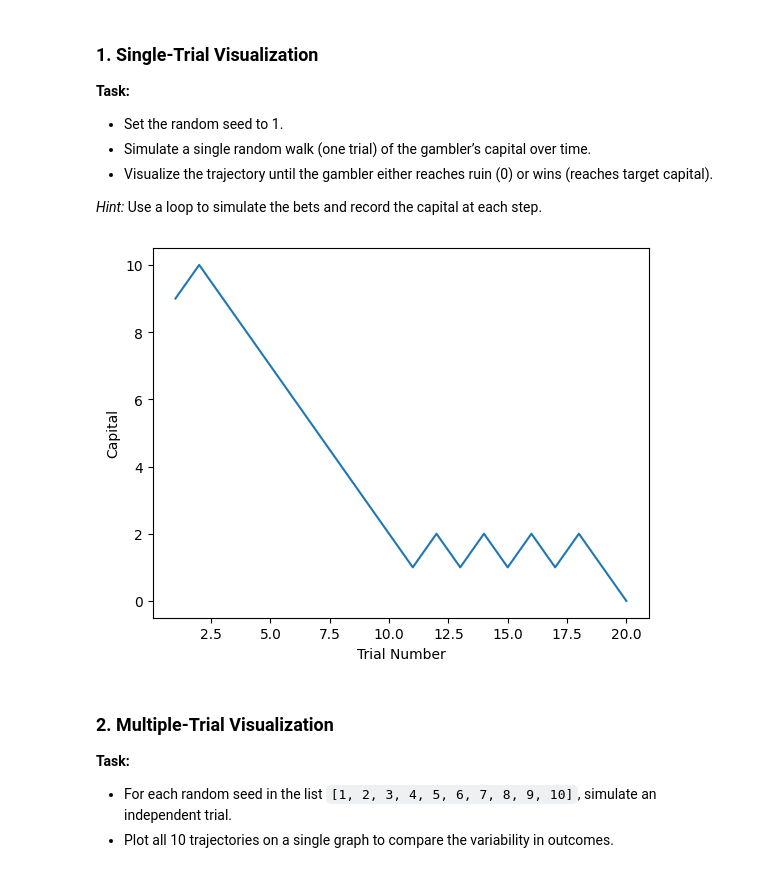
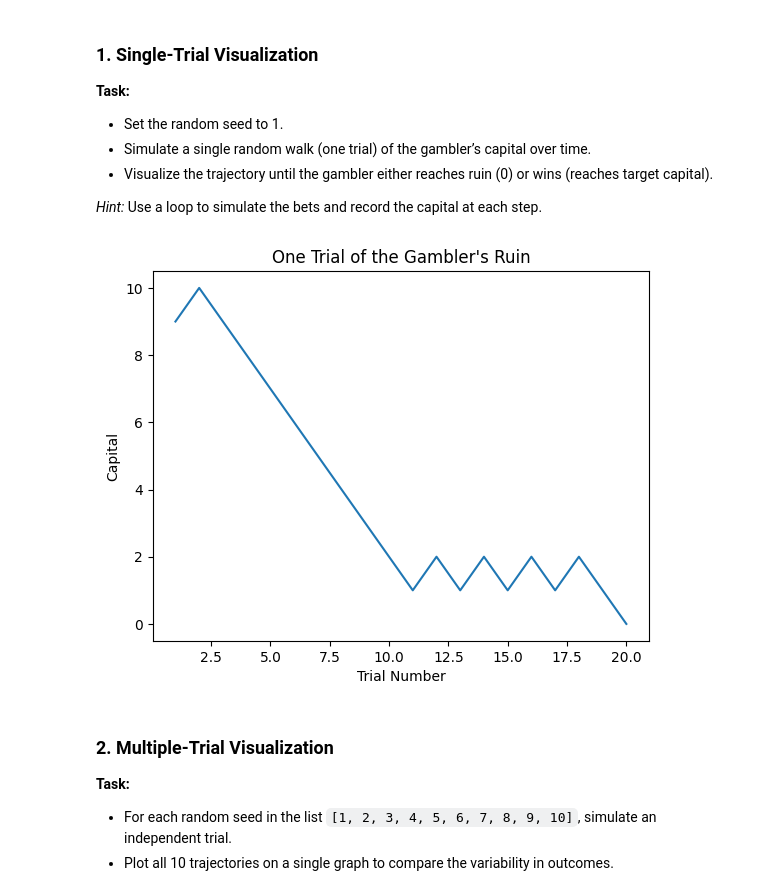
Before and after one commit to D123aniel/STOR535, a Jupyter notebook: Labs/lab3.ipynb, the cells around one changed output. Drawn from its saved outputs; the diff is of its cells as text; code cells hidden in the pictures.

Commit message:
fixed lab 3 graphs

```diff
--- a/Labs/lab3.ipynb
+++ b/Labs/lab3.ipynb
@@ -37,28 +37,29 @@ Before writing your own simulation function, you'll first visualize some trials
 # %%
 np.random.seed(1)
 B = 10
 C = 20
 p = 0.45
 n = 1
 
 def simulate_trials(B, C, p):
     capital = []
     budget = B
     while budget > 0:
         budget -= 1
         budget += int(np.random.choice([0, 2], p=[1-p, p]))
         capital.append(budget)
         if budget == C:
             break
     return capital
 
 trials = simulate_trials(B, C, p)
 plt.plot(range(1, len(trials) + 1), trials)
 plt.xlabel('Trial Number')
 plt.ylabel('Capital')
+plt.title('One Trial of the Gambler\'s Ruin')
 plt.show()
 # %% [output]
-[figure, old version]
+[figure, new version]
 # %% [markdown]
 ### 2. Multiple-Trial Visualization
 
```
Also changed, not shown: parts of 6 cells of this notebook, 1 other file.
